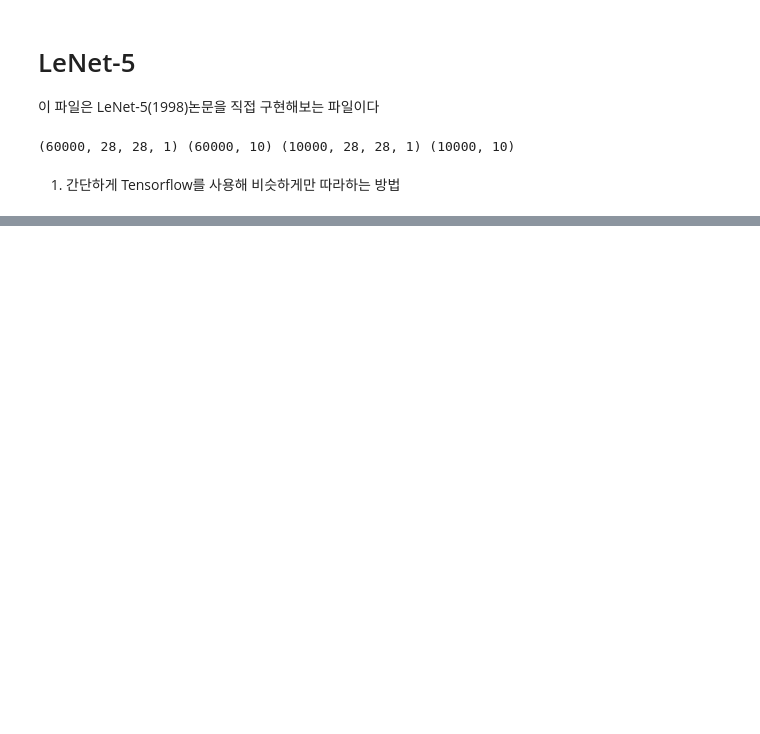
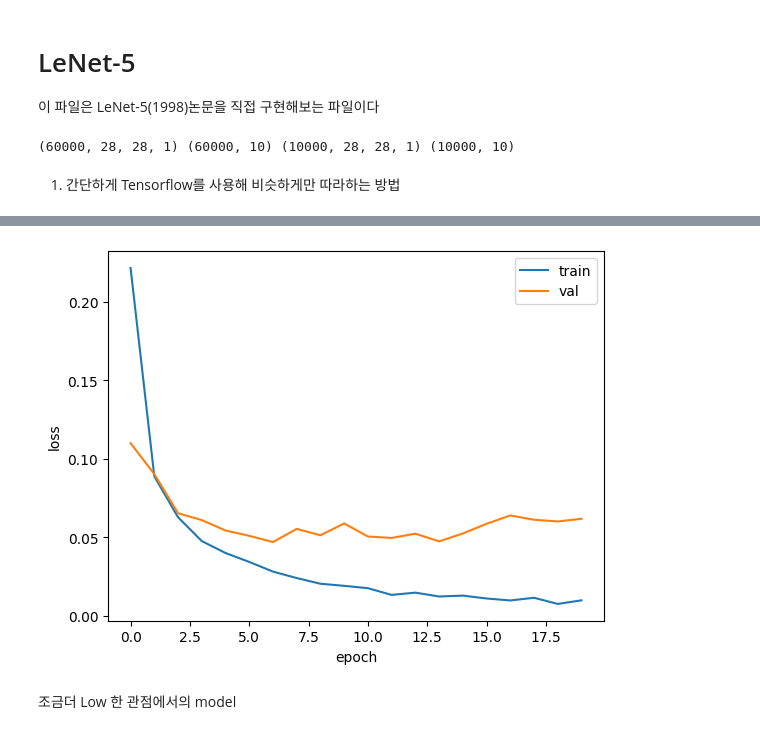
Before and after one commit to jkworldchampion/paper_review, a Jupyter notebook: 2024_08_05_LeNet-5.ipynb, the cells around one changed output, grey strips where cells are left out. Cells and saved outputs as stored; diff of their text form; code cells hidden in the pictures; blank space fills up the shorter version.

Commit message:
add low model with tensorflow

```diff
--- a/2024_08_05_LeNet-5.ipynb
+++ b/2024_08_05_LeNet-5.ipynb
@@ -59,5 +64,5 @@ _________________________________________________________________
 # %%
-LeNet.compile(optimizer='adam', loss='categorical_crossentropy', metrics='accuracy')
+LeNet.compile(optimizer='adam', loss='categorical_crossentropy', )
 history = LeNet.fit(x_train, y_train, epochs=20, validation_data=(x_test, y_test), )
 # %% [output]
 Epoch 1/20
@@ -88,0 +85,11 @@ ModuleNotFoundError: No module named 'cv2'
+# %%
+plt.plot(history.history['loss'])
+plt.plot(history.history['val_loss'])
+plt.xlabel('epoch')
+plt.ylabel('loss')
+plt.legend(['train','val'])
+plt.show()
+# %% [output]
+[figure, added]
+# %% [markdown]
+조금더 Low 한 관점에서의 model
```
Also changed, not shown: parts of 7 cells of this notebook.
